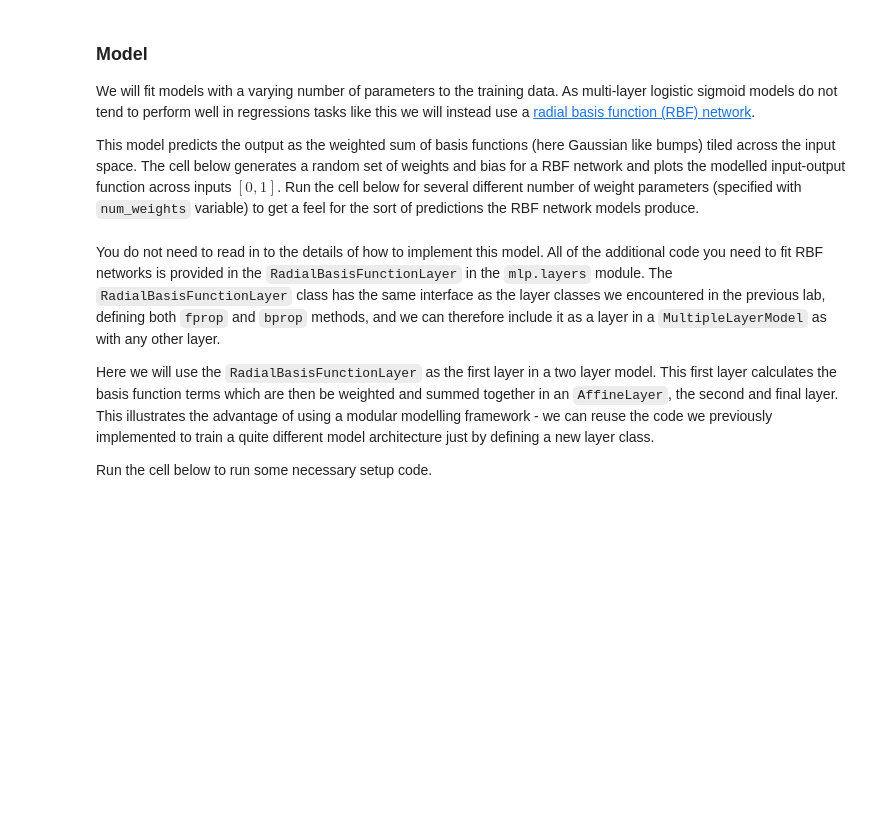
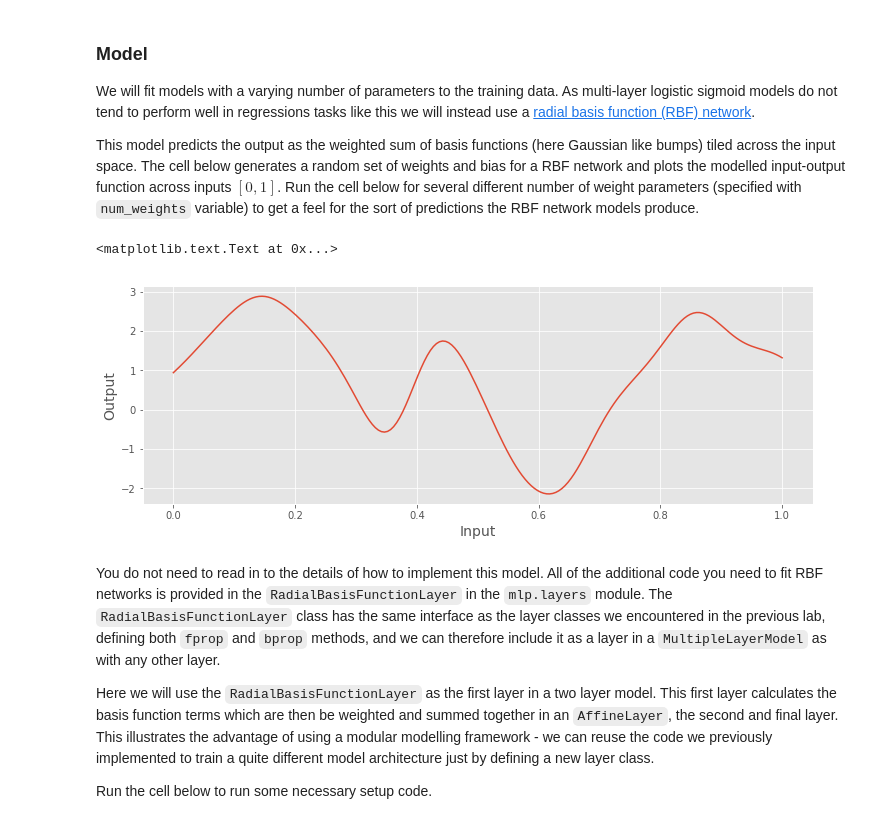
Before and after one commit to VICO-UoE/mlpractical, a Jupyter notebook: notebooks/04_Generalisation_and_overfitting.ipynb, the cells around one changed output. Cells and saved outputs as stored; diff of their text form; code cells hidden in the pictures; blank space fills up the shorter version.

```diff
--- a/notebooks/04_Generalisation_and_overfitting.ipynb
+++ b/notebooks/04_Generalisation_and_overfitting.ipynb
@@ -106,28 +106,30 @@ This model predicts the output as the weighted sum of basis functions (here Gaus
 # %%
 num_weights = 15
 weights_scale = 1.
 bias_scale = 1.
 
 def basis_function(x, centre, scale):
     return np.exp(-(x - centre)**2 / scale**2)
 
 weights = rng.normal(size=num_weights) * weights_scale
 bias = rng.normal() * bias_scale
 
 centres = np.linspace(0, 1, weights.shape[0])
 scale = 1. / weights.shape[0]
 
 xs = np.linspace(0, 1, 200)
 ys = np.zeros(xs.shape[0])
 
 fig = plt.figure(figsize=(12, 4))
 ax = fig.add_subplot(1, 1, 1)
 for weight, centre in zip(weights, centres):
     ys += weight * basis_function(xs, centre, scale)
-ys += bias
 ax.plot(xs, ys)
 ax.set_xlabel('Input', fontsize=14)
 ax.set_ylabel('Output', fontsize=14)
+# %% [output]
+<matplotlib.text.Text at 0x...>
+[figure, added]
 # %% [markdown]
 You do not need to read in to the details of how to implement this model. All of the additional code you need to fit RBF networks is provided in the `RadialBasisFunctionLayer` in the `mlp.layers` module. The `RadialBasisFunctionLayer` class has the same interface as the layer classes we encountered in the previous lab, defining both `fprop` and `bprop` methods, and we can therefore include it as a layer in a `MultipleLayerModel` as with any other layer.
 
```
Also changed, not shown: parts of 6 cells of this notebook, 3 other files.
